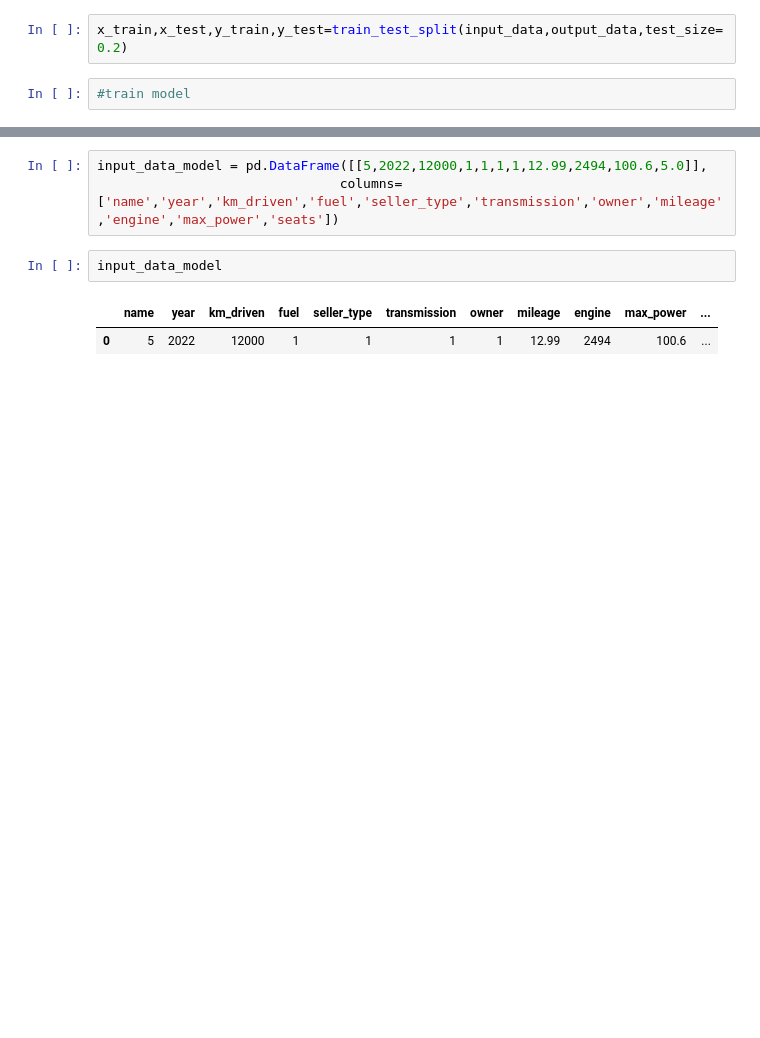
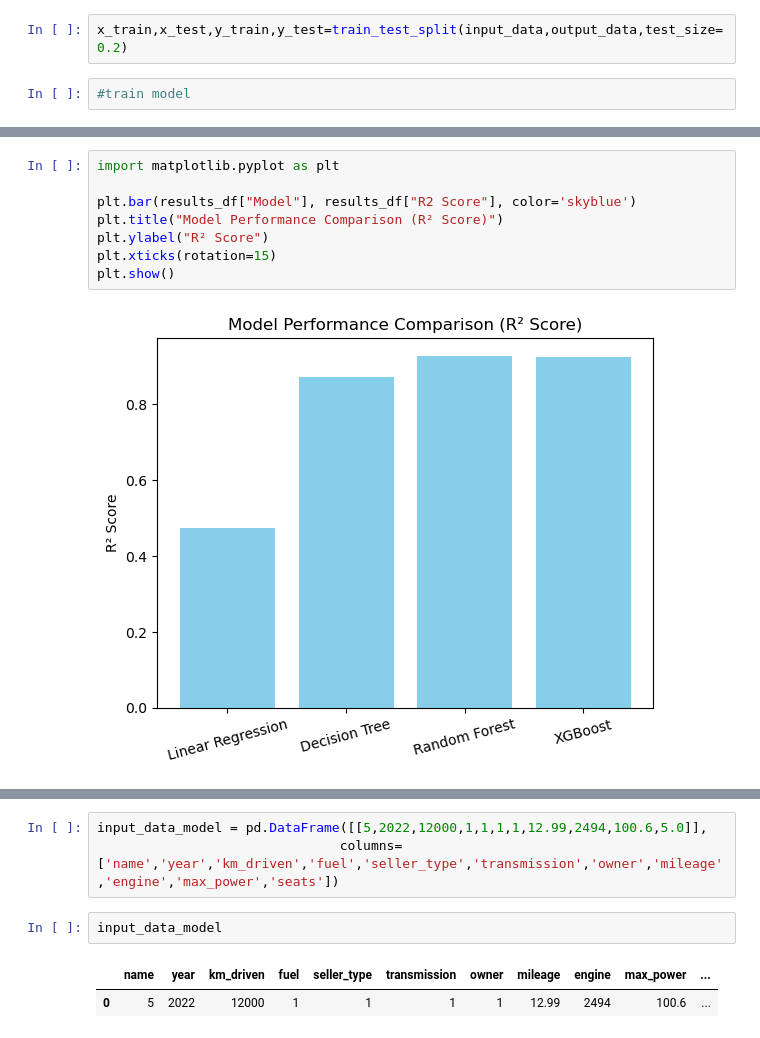
Before and after one commit to JasperrOP/carvium-app, a Jupyter notebook: CAR DATA-Copy1 (2).ipynb, the cells around one changed output, grey strips where cells are left out. Cells and saved outputs as stored; diff of their text form; blank space fills up the shorter version.

```diff
--- a/CAR DATA-Copy1 (2).ipynb
+++ b/CAR DATA-Copy1 (2).ipynb
@@ -323 +398,11 @@ x_train,x_test,y_train,y_test=train_test_split(input_data,output_data,test_size=
+# %%
+import matplotlib.pyplot as plt
+
+plt.bar(results_df["Model"], results_df["R2 Score"], color='skyblue')
+plt.title("Model Performance Comparison (R² Score)")
+plt.ylabel("R² Score")
+plt.xticks(rotation=15)
+plt.show()
+# %% [output]
+[figure, added]
 # %%
```
Also changed, not shown: parts of 8 cells of this notebook, 2 other files.
